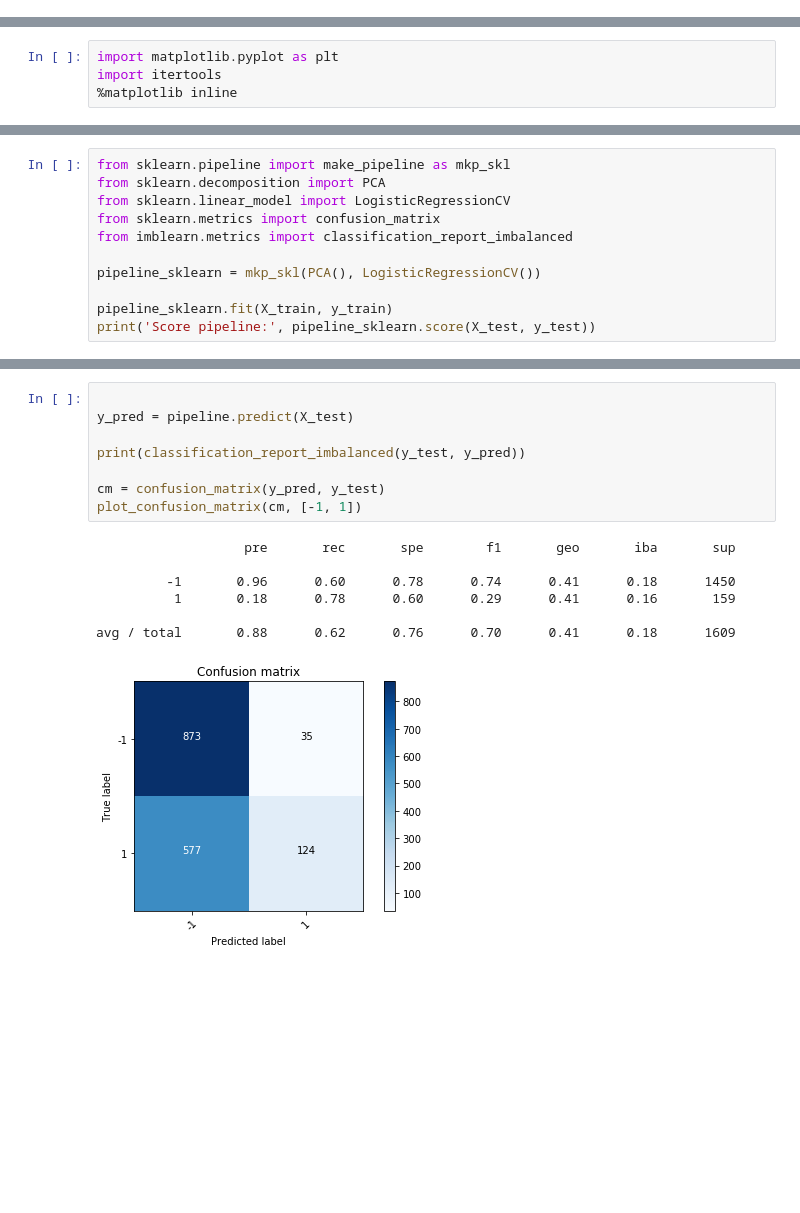
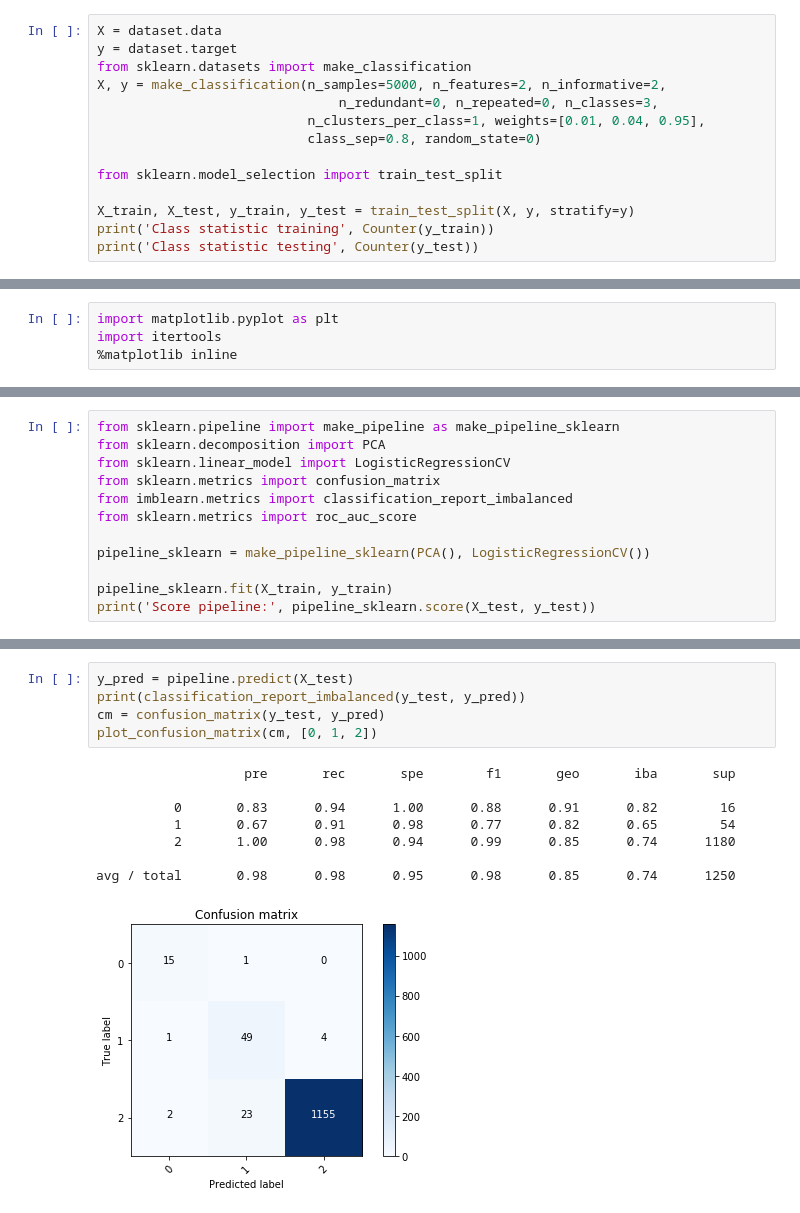
Before and after one commit to glemaitre/talks, a Jupyter notebook: 2017_PyParis/imbalanced-learn.ipynb, the cells around one changed output, grey strips where cells are left out. Drawn from its saved outputs; the diff is of its cells as text; blank space fills up the shorter version.

```diff
--- a/2017_PyParis/imbalanced-learn.ipynb
+++ b/2017_PyParis/imbalanced-learn.ipynb
@@ -37,0 +31,14 @@ X_train, X_test, y_train, y_test = train_test_split(X, y)
+# %%
+X = dataset.data
+y = dataset.target
+from sklearn.datasets import make_classification
+X, y = make_classification(n_samples=5000, n_features=2, n_informative=2,
+                               n_redundant=0, n_repeated=0, n_classes=3,
+                           n_clusters_per_class=1, weights=[0.01, 0.04, 0.95],
+                           class_sep=0.8, random_state=0)
+
+from sklearn.model_selection import train_test_split
+
+X_train, X_test, y_train, y_test = train_test_split(X, y, stratify=y)
+print('Class statistic training', Counter(y_train))
+print('Class statistic testing', Counter(y_test))
@@ -100,11 +110,12 @@ def plot_confusion_matrix(cm, classes,
 # %%
-from sklearn.pipeline import make_pipeline as mkp_skl
+from sklearn.pipeline import make_pipeline as make_pipeline_sklearn
 from sklearn.decomposition import PCA
 from sklearn.linear_model import LogisticRegressionCV
 from sklearn.metrics import confusion_matrix
 from imblearn.metrics import classification_report_imbalanced
+from sklearn.metrics import roc_auc_score
 
-pipeline_sklearn = mkp_skl(PCA(), LogisticRegressionCV())
+pipeline_sklearn = make_pipeline_sklearn(PCA(), LogisticRegressionCV())
 
 pipeline_sklearn.fit(X_train, y_train)
 print('Score pipeline:', pipeline_sklearn.score(X_test, y_test))
@@ -136,16 +147,14 @@ avg / total       0.89      0.90      0.12      0.86      0.85      0.73      16
 # %%
-
 y_pred = pipeline.predict(X_test)
-
 print(classification_report_imbalanced(y_test, y_pred))
-
-cm = confusion_matrix(y_pred, y_test)
-plot_confusion_matrix(cm, [-1, 1])
+cm = confusion_matrix(y_test, y_pred)
+plot_confusion_matrix(cm, [0, 1, 2])
 # %% [output]
                    pre       rec       spe        f1       geo       iba       sup
 
-         -1       0.96      0.60      0.78      0.74      0.41      0.18      1450
-          1       0.18      0.78      0.60      0.29      0.41      0.16       159
+          0       0.83      0.94      1.00      0.88      0.91      0.82        16
+          1       0.67      0.91      0.98      0.77      0.82      0.65        54
+          2       1.00      0.98      0.94      0.99      0.85      0.74      1180
 
-avg / total       0.88      0.62      0.76      0.70      0.41      0.18      1609
+avg / total       0.98      0.98      0.95      0.98      0.85      0.74      1250
-[figure, old version]
+[figure, new version]
```
Also changed, not shown: parts of 11 cells of this notebook, 11 other files.
